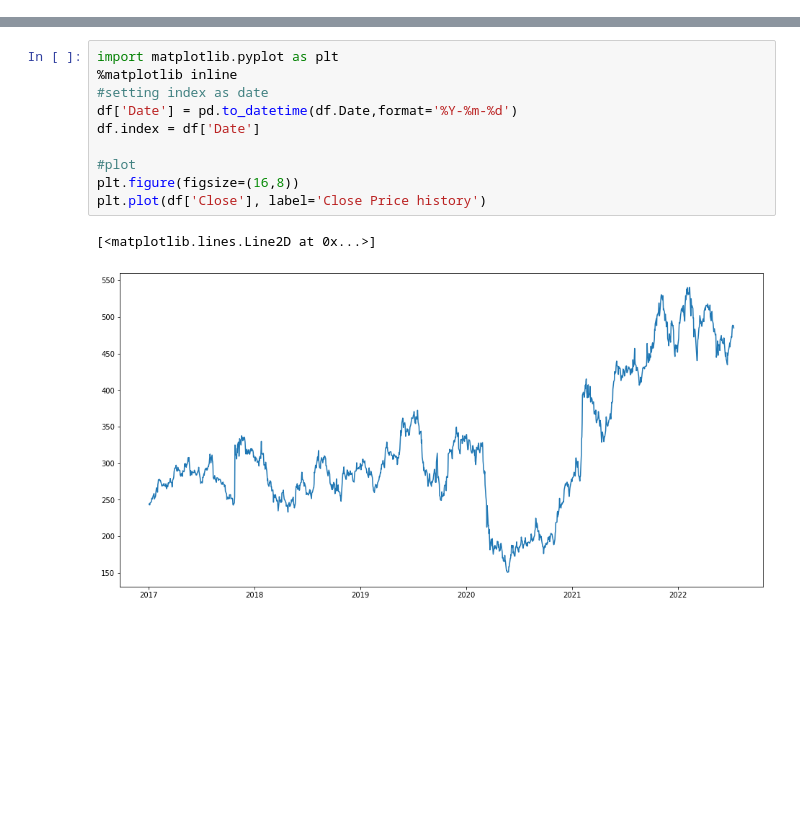
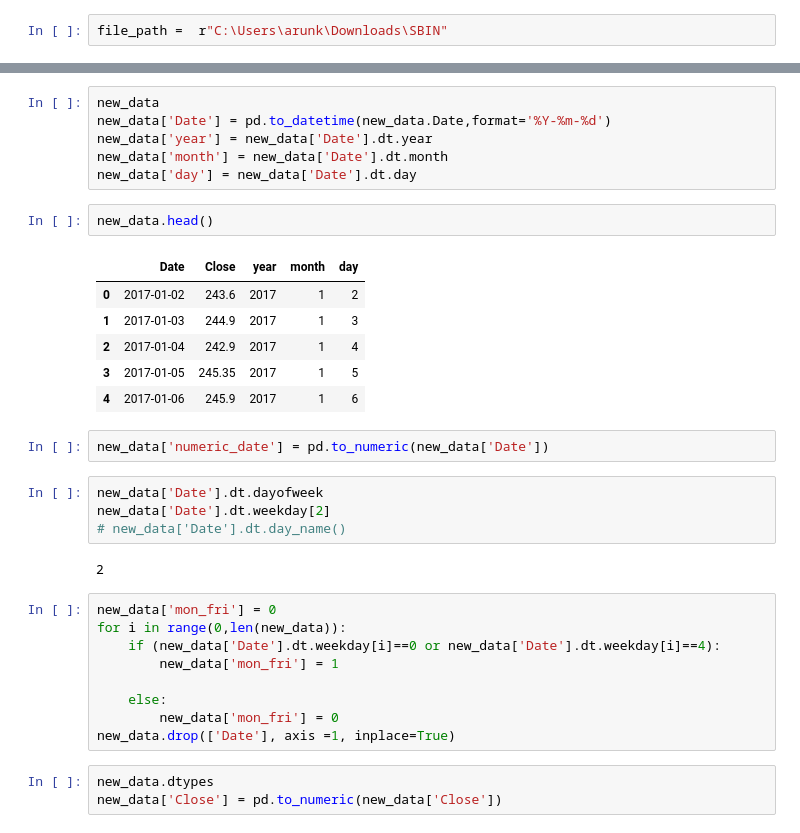
Before and after one commit to ArunKhare/investment_prediction, a Jupyter notebook: notebook/Model_building.ipynb, the cells around one changed output, grey strips where cells are left out. Saved outputs shown, nothing was run; the diff lists cells and outputs as text; blank space fills up the shorter version.

```diff
--- a/notebook/Model_building.ipynb
+++ b/notebook/Model_building.ipynb
@@ -12 +1,3 @@ os.getcwd()
+# %%
+file_path =  r"C:\Users\arunk\Downloads\SBIN"
 # %%
@@ -71,16 +69,38 @@ print(rms)
 
  RMSE value on validation set:
 212.55991626926146
-# %%
-import matplotlib.pyplot as plt
-%matplotlib inline
-#setting index as date
-df['Date'] = pd.to_datetime(df.Date,format='%Y-%m-%d')
-df.index = df['Date']
-
-#plot
-plt.figure(figsize=(16,8))
-plt.plot(df['Close'], label='Close Price history')
-# %% [output]
-[<matplotlib.lines.Line2D at 0x...>]
-[figure, removed]
+# %%
+new_data
+new_data['Date'] = pd.to_datetime(new_data.Date,format='%Y-%m-%d')
+new_data['year'] = new_data['Date'].dt.year
+new_data['month'] = new_data['Date'].dt.month
+new_data['day'] = new_data['Date'].dt.day
+# %%
+new_data.head()
+# %% [output]
+|  | Date | Close | year | month | day |
+| 0 | 2017-01-02 | 243.6 | 2017 | 1 | 2 |
+| 1 | 2017-01-03 | 244.9 | 2017 | 1 | 3 |
+| 2 | 2017-01-04 | 242.9 | 2017 | 1 | 4 |
+| 3 | 2017-01-05 | 245.35 | 2017 | 1 | 5 |
+| 4 | 2017-01-06 | 245.9 | 2017 | 1 | 6 |
+# %%
+new_data['numeric_date'] = pd.to_numeric(new_data['Date'])
+# %%
+new_data['Date'].dt.dayofweek
+new_data['Date'].dt.weekday[2]
+# new_data['Date'].dt.day_name()
+# %% [output]
+2
+# %%
+new_data['mon_fri'] = 0
+for i in range(0,len(new_data)):
+    if (new_data['Date'].dt.weekday[i]==0 or new_data['Date'].dt.weekday[i]==4):
+        new_data['mon_fri'] = 1
+
+    else:
+        new_data['mon_fri'] = 0
+new_data.drop(['Date'], axis =1, inplace=True)
+# %%
+new_data.dtypes
+new_data['Close'] = pd.to_numeric(new_data['Close'])
```
Also changed, not shown: parts of 24 cells of this notebook, 52 other files.
